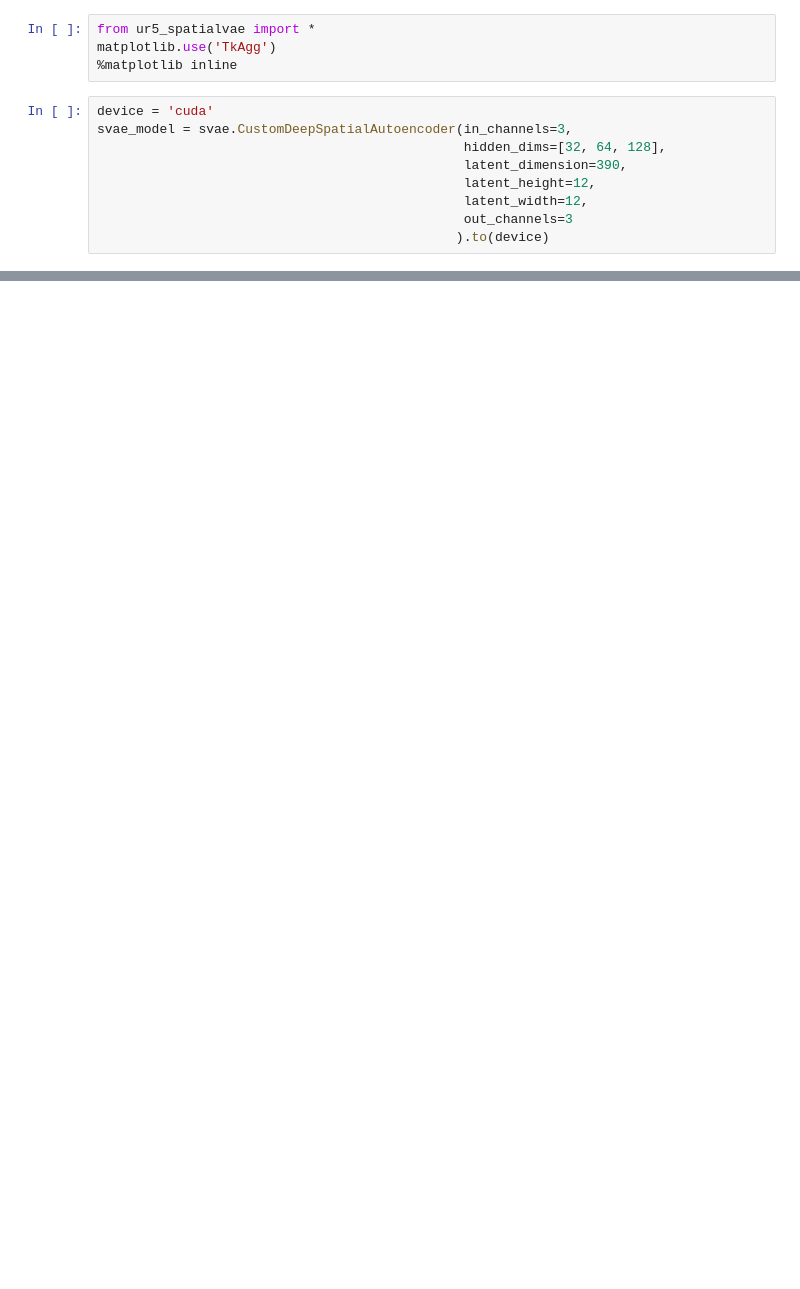
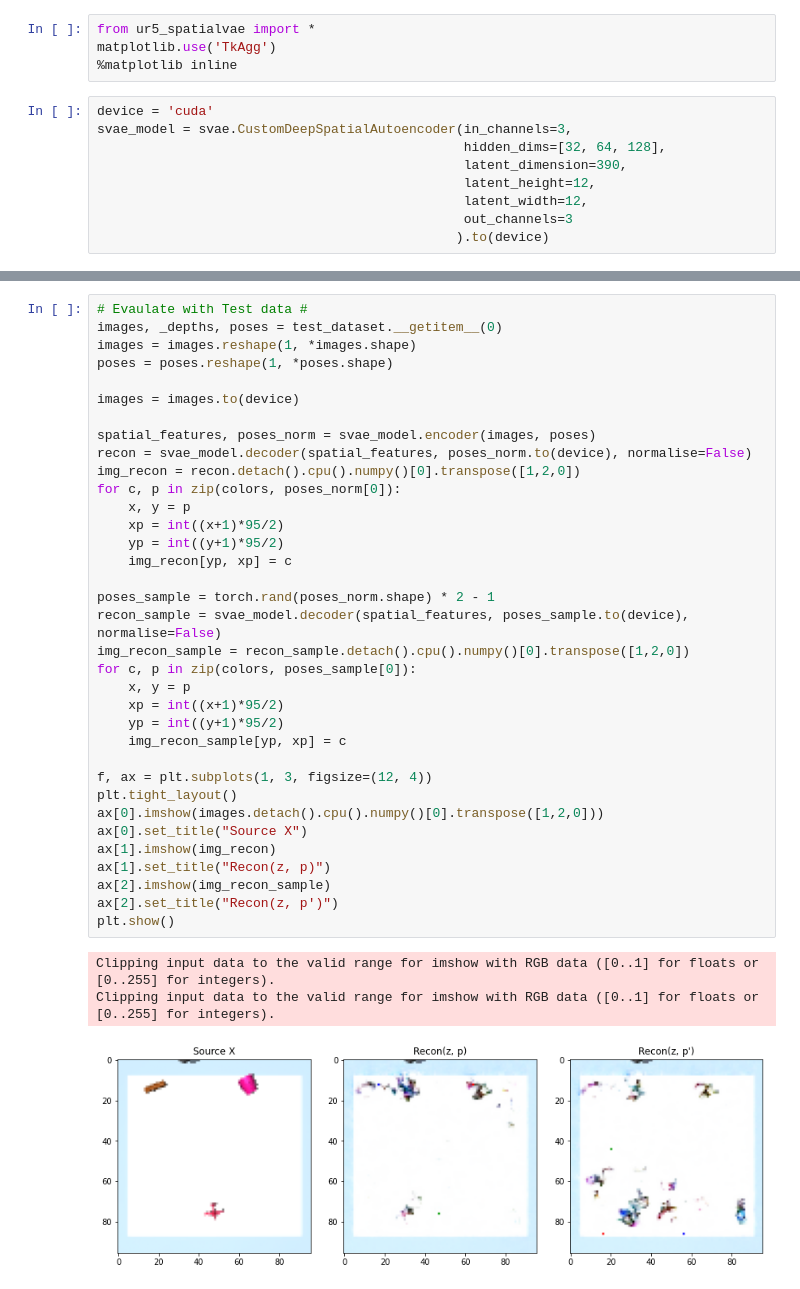
Before and after one commit to hogunkee/TSMCTS, a Jupyter notebook: vae/Eval-SVAE.ipynb, the cells around one changed output, grey strips where cells are left out. Drawn from its saved outputs; the diff is of its cells as text; blank space fills up the shorter version.

```diff
--- a/vae/Eval-SVAE.ipynb
+++ b/vae/Eval-SVAE.ipynb
@@ -97,0 +68,39 @@ plt.show()
+# %%
+# Evaulate with Test data #
+images, _depths, poses = test_dataset.__getitem__(0)
+images = images.reshape(1, *images.shape)
+poses = poses.reshape(1, *poses.shape)
+
+images = images.to(device)
+
+spatial_features, poses_norm = svae_model.encoder(images, poses)
+recon = svae_model.decoder(spatial_features, poses_norm.to(device), normalise=False)
+img_recon = recon.detach().cpu().numpy()[0].transpose([1,2,0])
+for c, p in zip(colors, poses_norm[0]):
+    x, y = p
+    xp = int((x+1)*95/2)
+    yp = int((y+1)*95/2)
+    img_recon[yp, xp] = c
+
+poses_sample = torch.rand(poses_norm.shape) * 2 - 1
+recon_sample = svae_model.decoder(spatial_features, poses_sample.to(device), normalise=False)
+img_recon_sample = recon_sample.detach().cpu().numpy()[0].transpose([1,2,0])
+for c, p in zip(colors, poses_sample[0]):
+    x, y = p
+    xp = int((x+1)*95/2)
+    yp = int((y+1)*95/2)
+    img_recon_sample[yp, xp] = c
+
+f, ax = plt.subplots(1, 3, figsize=(12, 4))
+plt.tight_layout()
+ax[0].imshow(images.detach().cpu().numpy()[0].transpose([1,2,0]))
+ax[0].set_title("Source X")
+ax[1].imshow(img_recon)
+ax[1].set_title("Recon(z, p)")
+ax[2].imshow(img_recon_sample)
+ax[2].set_title("Recon(z, p')")
+plt.show()
+# %% [output]
+Clipping input data to the valid range for imshow with RGB data ([0..1] for floats or [0..255] for integers).
+Clipping input data to the valid range for imshow with RGB data ([0..1] for floats or [0..255] for integers).
+[figure, added]
```
Also changed, not shown: parts of 6 cells of this notebook, 7 other files.
